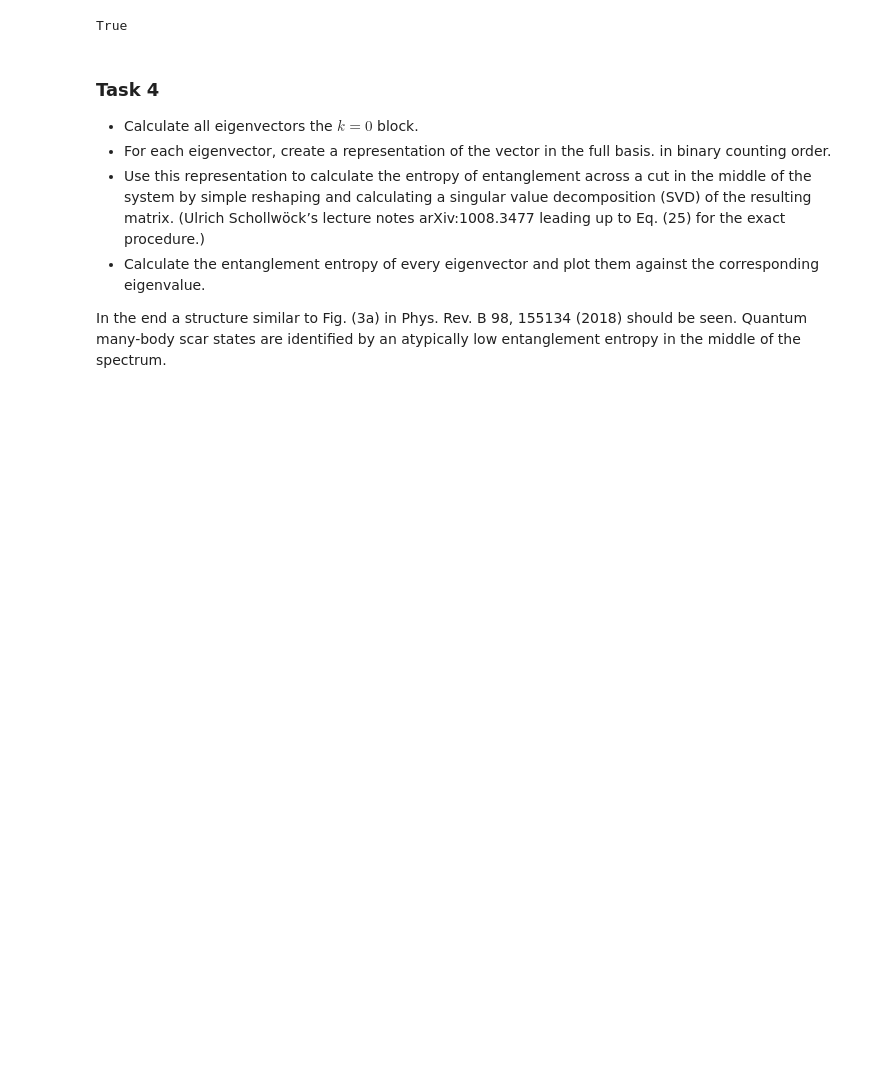
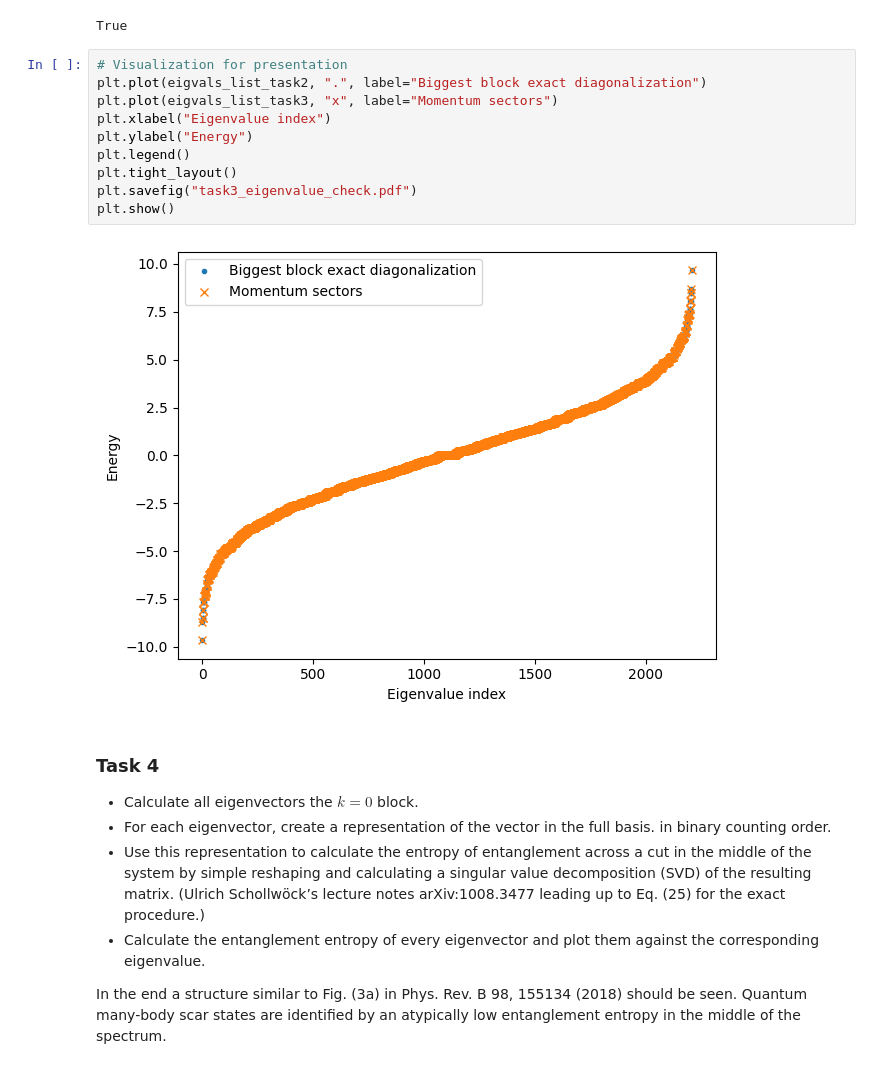
Before and after one commit to ahmetbkavruk/pxp-quantum-scars, a Jupyter notebook: main.ipynb, the cells around one changed output. Drawn from its saved outputs; the diff is of its cells as text; blank space fills up the shorter version.

Commit message:
Data visualization and start presentation

```diff
--- a/main.ipynb
+++ b/main.ipynb
@@ -581,6 +581,18 @@ else:
     print(False)
 # %% [output]
 True
+# %%
+# Visualization for presentation
+plt.plot(eigvals_list_task2, ".", label="Biggest block exact diagonalization")
+plt.plot(eigvals_list_task3, "x", label="Momentum sectors")
+plt.xlabel("Eigenvalue index")
+plt.ylabel("Energy")
+plt.legend()
+plt.tight_layout()
+plt.savefig("task3_eigenvalue_check.pdf")
+plt.show()
+# %% [output]
+[figure, added]
 # %% [markdown]
 ### Task 4
 
```
Also changed, not shown: parts of 3 cells of this notebook, 13 other files.
